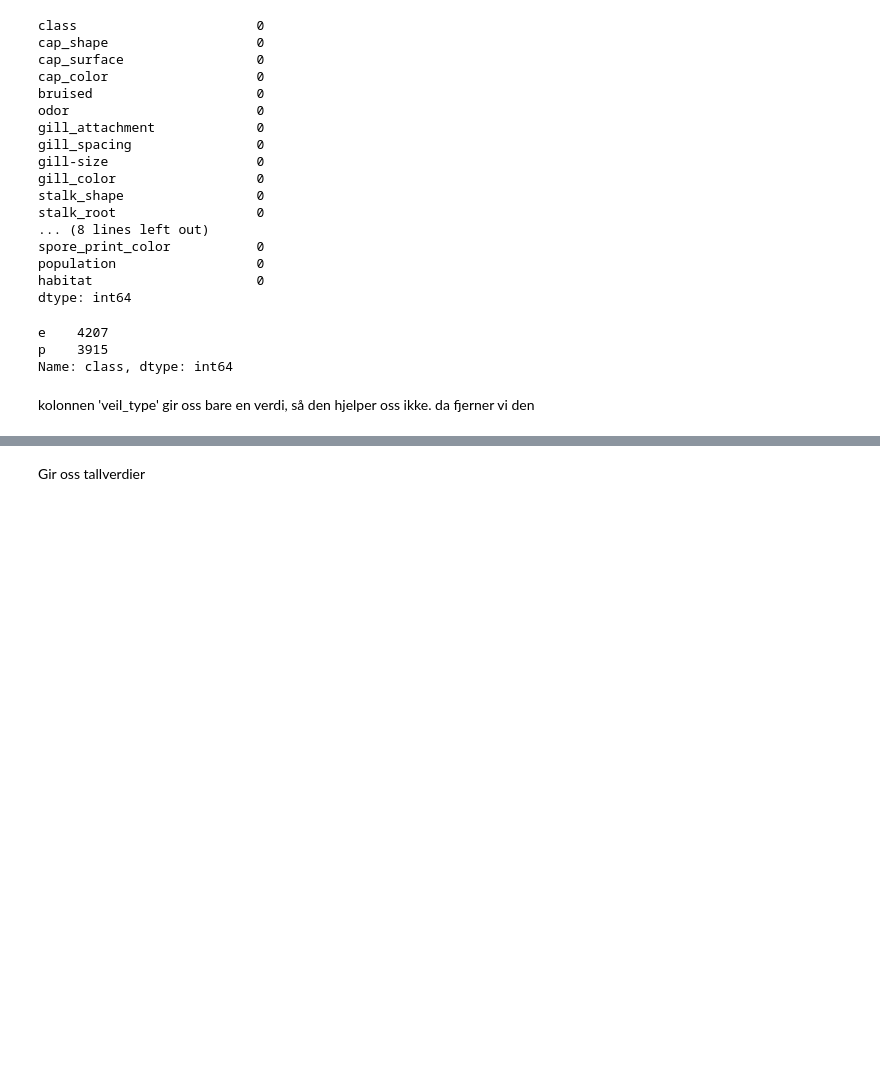
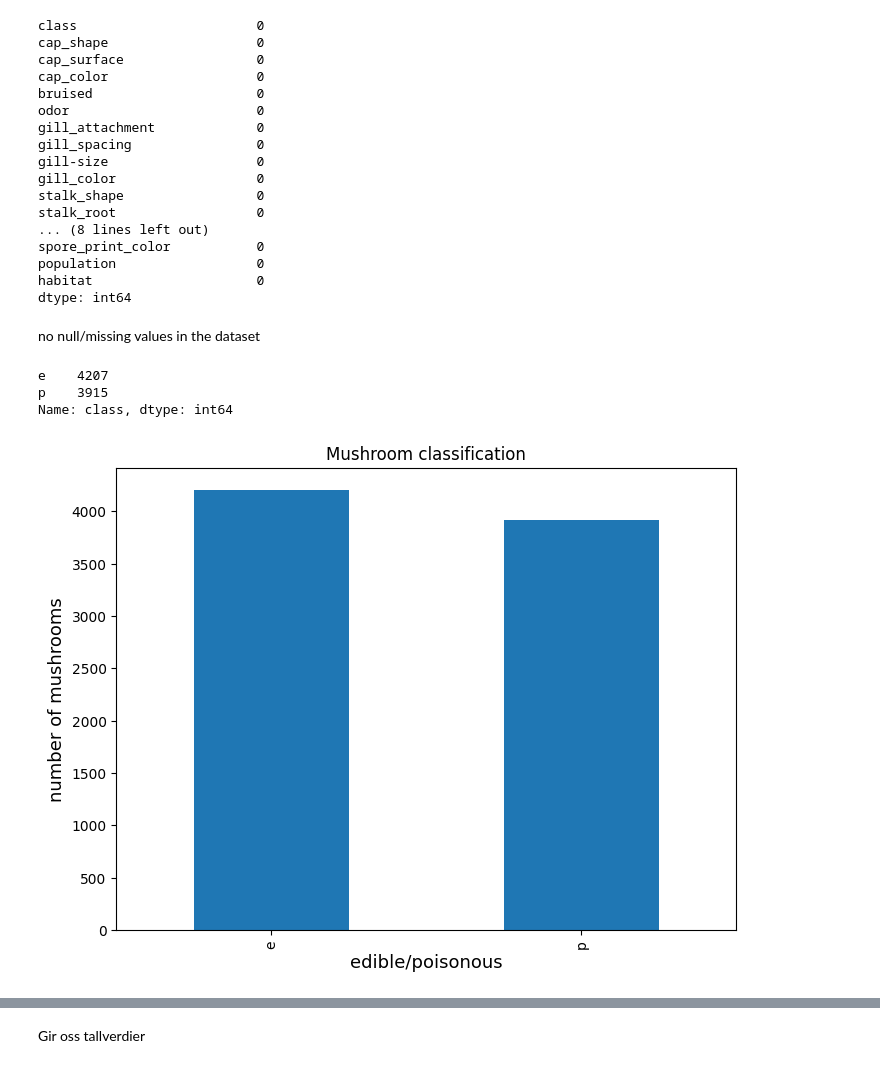
Before and after one commit to Emmanator/INFO283-ML-Gruoup-Project, a Jupyter notebook: Oppgave 1/Knn.ipynb, the cells around one changed output, grey strips where cells are left out. Drawn from its saved outputs; the diff is of its cells as text; code cells hidden in the pictures; blank space fills up the shorter version.

```diff
--- a/Oppgave 1/Knn.ipynb
+++ b/Oppgave 1/Knn.ipynb
@@ -64,13 +69,22 @@ spore_print_color           0
 population                  0
 habitat                     0
 dtype: int64
-# %%
-mushroom.shape
-mushroom['class'].value_counts()
-# %% [output]
-e    4207
-p    3915
-Name: class, dtype: int64
-# %% [markdown]
-
-kolonnen 'veil_type' gir oss bare en verdi, så den hjelper oss ikke. da fjerner vi den
+# %% [markdown]
+no null/missing values in the dataset
+# %%
+mushroom.shape
+count = mushroom['class'].value_counts()
+print(count)
+
+plt.figure(figsize=(8,6))
+count.plot(kind='bar')
+plt.xlabel('edible/poisonous', fontsize = 13)
+plt.ylabel('number of mushrooms', fontsize = 13)
+plt.title('Mushroom classification')
+
+plt.show()
+# %% [output]
+e    4207
+p    3915
+Name: class, dtype: int64
+[figure, added]
```
Also changed, not shown: parts of 30 cells of this notebook, 1 other file.
